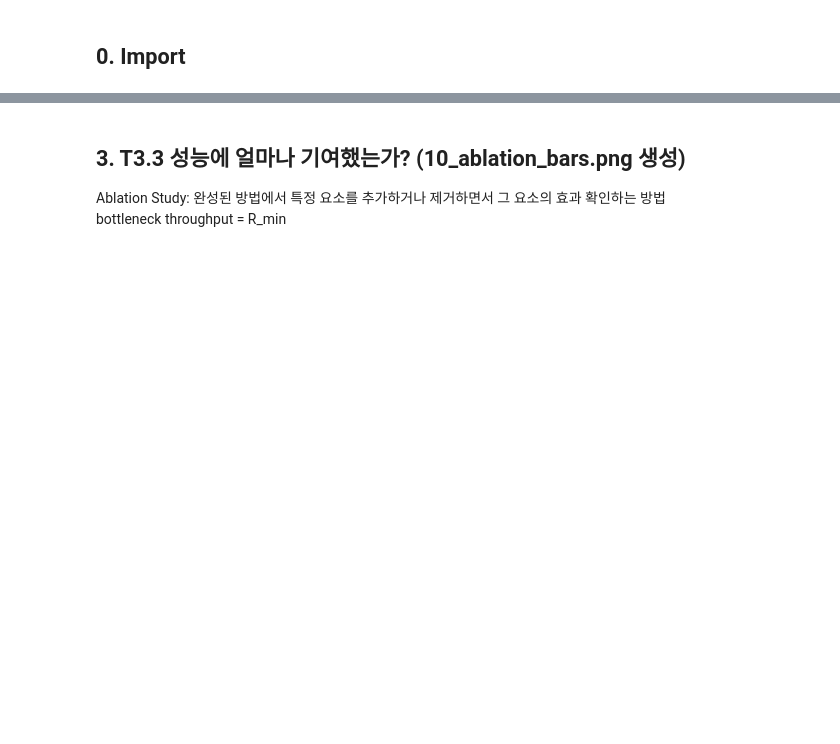
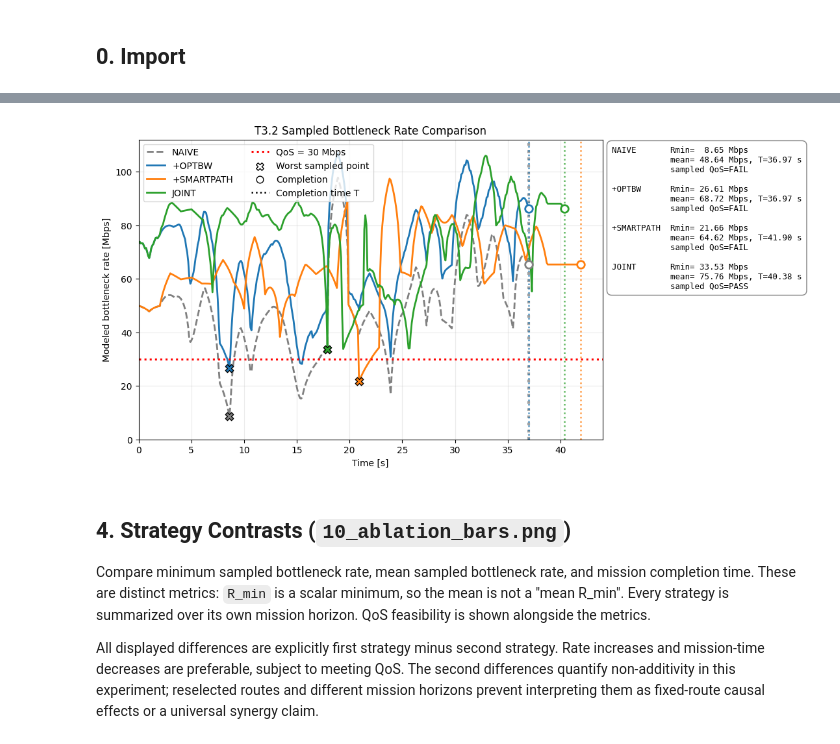
Before and after one commit to suj5239-cpu/warehouse-amr-radio-resource-allocation, a Jupyter notebook: 03_allocation_path_ablation.ipynb, the cells around one changed output, grey strips where cells are left out. Saved outputs shown, nothing was run; the diff lists cells and outputs as text; code cells hidden in the pictures; blank space fills up the shorter version.

```diff
--- a/03_allocation_path_ablation.ipynb
+++ b/03_allocation_path_ablation.ipynb
@@ -178,5 +260,5 @@ bottleneck throughput: 두 AMR의 rate 중 더 작은 rate
 # %%
-# 사용할 4가지 scheme
+# Schemes included in the comparison
 SCHEME_ORDER = ("NAIVE", "+OPTBW", "+SMARTPATH", "JOINT")
 
 PLOT_STYLE = {
@@ -191,34 +273,34 @@ summary_lines = []
 
 for scheme in SCHEME_ORDER:
 
-    # task2의 결과 가져오기
+    # Retrieve the Task 2 result for this scheme.
     result = RESULTS[scheme]
     time_s = result["time_s"]                        # simulation time
-    throughput_mbps = result["min_rate_bps"] / 1e6   # 시간별 bottleneck throughput
+    bottleneck_mbps = result["min_rate_bps"] / 1e6   # modeled bottleneck rate at each time sample
     style = PLOT_STYLE[scheme]
 
     ax.plot(
-        time_s, throughput_mbps,
+        time_s, bottleneck_mbps,
         color=style["color"], ls=style["ls"],
         lw=2.0, label=scheme
     )
 
-    # R_min이 발생한 시점 "x"로 표시
-    worst_idx = int(np.argmin(throughput_mbps))
+    # Mark the time at which R_min occurs with an “X”.
+    worst_idx = int(np.argmin(bottleneck_mbps))
     ax.scatter(
-        time_s[worst_idx], throughput_mbps[worst_idx],
+        time_s[worst_idx], bottleneck_mbps[worst_idx],
         color=style["color"], edgecolors="black",
         marker="X", s=80, zorder=5
     )
 
-    # 임무 완료 시점 "o"로 표시
+    # Mark mission completion with an open circle.
     ax.scatter(
-        time_s[-1], throughput_mbps[-1],
+        time_s[-1], bottleneck_mbps[-1],
         facecolors="white", edgecolors=style["color"],
         marker="o", s=70, linewidths=2, zorder=5
     )
 
-    # 임무 완료시간을 세로 점선으로 표시
+    # Draw a vertical dotted line at the mission-completion time.
     ax.axvline(
         result["mission_time_s"],
         color=style["color"], ls=":",
@@ -226,25 +308,26 @@ for scheme in SCHEME_ORDER:
         alpha=0.75, zorder=1
     )
 
-    # 오른쪽 요약문
+    # Build the summary text displayed to the right of the plot.
     summary_lines.append(
         f"{scheme:<11} "
         f"Rmin={result['r_min_bps']/1e6:6.2f} Mbps\n"
         f"{'':11} mean={result['mean_rate_bps']/1e6:6.2f} Mbps, "
-        f"T={result['mission_time_s']:5.2f} s"
+        f"T={result['mission_time_s']:5.2f} s\n"
+        f"{'':11} sampled QoS={'PASS' if result['qos_feasible'] else 'FAIL'}"
     )
 
-# QoS 기준선: 빨간색 가로 점선
+# Draw the QoS target as a red horizontal dotted line.
 ax.axhline(
     R_QOS_REQUIRED_BPS / 1e6,
     color="red", ls=":", lw=2.2,
     label=f"QoS = {R_QOS_REQUIRED_BPS/1e6:.0f} Mbps"
 )
 
-# 마커 의미를 legend에 추가
+# Add marker meanings to the legend.
 ax.scatter(
     [], [], color="white", edgecolors="black",
-    marker="X", s=70, label="Worst point"
+    marker="X", s=70, label="Worst sampled point"
 )
 ax.scatter(
     [], [], facecolors="white", edgecolors="black",
@@ -254,41 +337,52 @@ ax.plot(
     [], [], color="black", ls=":", lw=1.8,
     label="Completion time T"
 )
 
-# 축과 제목 설정
+# Configure axes and title.
 ax.set(
     xlabel="Time [s]",
-    ylabel="Bottleneck throughput [Mbps]",
-    title="T3.2 Throughput Comparison"
+    ylabel="Modeled bottleneck rate [Mbps]",
+    title="T3.2 Sampled Bottleneck Rate Comparison"
 )
 ax.set_xlim(left=0)
 ax.set_ylim(bottom=0)
 ax.grid(alpha=0.25)
 ax.legend(loc="upper left", ncol=2)
 
-# 오른쪽 요약 상자
+# Add the right-hand summary box.
 ax.text(
     1.02, 0.98, "\n\n".join(summary_lines),
     transform=ax.transAxes,
     ha="left", va="top",
     fontsize=9, family="monospace",
     bbox={
         "facecolor": "white",
         "edgecolor": "gray",
         "alpha": 0.95,
         "boxstyle": "round,pad=0.6",
     }
 )
 
 fig.subplots_adjust(right=0.72)
 
 THROUGHPUT_PATH = FIGURES_DIR / "01_throughput.png"
 fig.savefig(THROUGHPUT_PATH, dpi=300, bbox_inches="tight")
 plt.show()
+# %% [output]
+[figure, added]
 # %% [markdown]
-## 3. T3.3 성능에 얼마나 기여했는가? (10_ablation_bars.png 생성)
-Ablation Study: 완성된 방법에서 특정 요소를 추가하거나 제거하면서 그 요소의 효과 확인하는 방법\
-bottleneck throughput = R_min
+## 4. Strategy Contrasts (`10_ablation_bars.png`)
+
+Compare minimum sampled bottleneck rate, mean sampled bottleneck rate, and
+mission completion time. These are distinct metrics: `R_min` is a scalar
+minimum, so the mean is not a "mean R_min". Every strategy is summarized over
+its own mission horizon. QoS feasibility is shown alongside the metrics.
+
+All displayed differences are explicitly first strategy minus second strategy.
+Rate increases and mission-time decreases are preferable, subject to meeting
+QoS. The second differences quantify non-additivity in this experiment;
+reselected routes and different mission horizons prevent interpreting them
+as fixed-route causal effects or a universal synergy claim.
 # %%
 from matplotlib.patches import Patch
 
```
Also changed, not shown: parts of 10 cells of this notebook, 21 other files.
